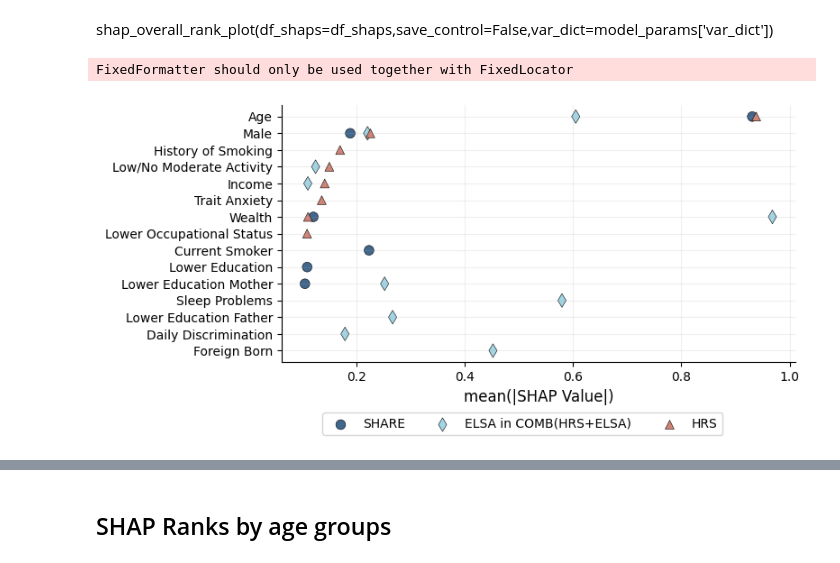
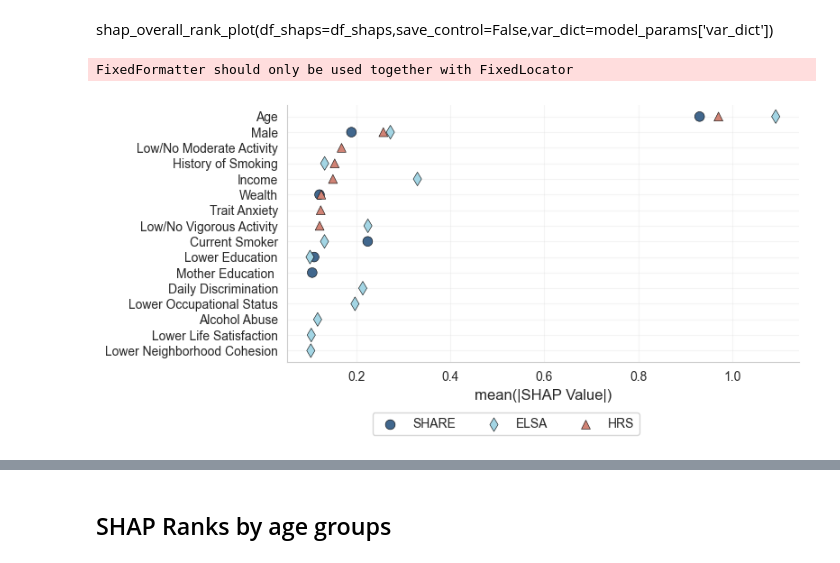
Before and after one commit to vallerrr/Mortality_prediction_cross_countries, a Jupyter notebook: main_new.ipynb, the cells around one changed output, grey strips where cells are left out. Cells and saved outputs as stored; diff of their text form; code cells hidden in the pictures.

```diff
--- a/main_new.ipynb
+++ b/main_new.ipynb
@@ -693,6 +472,7 @@ df_shaps = pd.DataFrame(columns=['var'])
 # fit model
 dataset= 'HRS'
 df = params.data_reader(dataset='HRS',source='us',bio=False)
+model_params['domain_dict']['all'].sort()
 model = Models.Model_fixed_test_size(data=df, model_params=model_params, domain='all', model='lgb',
                                      train_subset_size=1, order=0)
 # print_model_fits(evas=metric(model))
@@ -716,6 +496,7 @@ Shap.shap_rank_bar_plot(shap_values_test=shap_values_test,
 df = params.data_reader(dataset='SHARE',source='us',bio=False)
 domain_name = 'share_all'
 model_params['domain_dict'][domain_name]= list(set(model_params['domain_dict']['all']).intersection(set(df.columns)))
+model_params['domain_dict'][domain_name].sort()
 model = Models.Model_fixed_test_size(data=df, model_params=model_params, domain=domain_name, model='lgb',
                                      train_subset_size=1, order=0)
 shap_values_test,shap_dict = Shap.shap_values_and_dict(model)
@@ -732,6 +513,7 @@ df_shap_all_SHARE = Shap.shap_values_and_dict_all(model)
 df = params.data_reader(dataset='ELSA',source='us',bio=False)
 domain_name = 'elsa_all'
 model_params['domain_dict'][domain_name]= list(set(model_params['domain_dict']['all']).intersection(set(df.columns)))
+model_params['domain_dict'][domain_name].sort()
 model = Models.Model_fixed_test_size(data=df, model_params=model_params, domain=domain_name, model='lgb',train_subset_size=1, order=0)
 shap_values_test,shap_dict = Shap.shap_values_and_dict(model)
 
@@ -757,6 +539,7 @@ df['ZwealthT'].hist(bins=100)
 comb_type = 3
 
 df,model_params['domain_dict'][domain_name] = params.read_merged_data(type=comb_type)
+model_params['domain_dict'][domain_name].sort()
 
 model_params['var_dict']['dataset']='Datasource'
 model = Models.Model_fixed_test_size(data=df, model_params=model_params, domain=domain_name, model='lgb', train_subset_size=1, order=0)
@@ -828,36 +613,36 @@ df_shaps.drop(df_shaps[df_shaps['var']=='dataset'].index,inplace=True)
 shap_overall_rank_plot(df_shaps=df_shaps,save_control=False,var_dict=model_params['var_dict'])
 # %%
 import matplotlib.pyplot as plt
+from pathlib import Path
+
 fontsize_ticks = 12
 fontsize_labels = 12
 linewidth=0.4
 var_dict = model_params['var_dict']
-df_shap_plot= df_shaps[['var','HRS',f'ELSA_in_COMB_{comb_type}','SHARE']].copy()
+df_shap_plot= df_shaps[['var','HRS',f'ELSA','SHARE']].copy()
 df_shap_plot.dropna(thresh=2,inplace=True)
 df_shap_plot.sort_values(by=['HRS'],ascending=[False],inplace=True)
 
 fig,ax = plt.subplots()
 fig.set_figheight(4)
 fig.set_figwidth(8)
 ax.scatter(df_shap_plot['SHARE'], df_shap_plot['var'], label='SHARE',color=colors['blue'],marker='o',s=[60]*len(df_shap_plot['var']),edgecolors='black',linewidth=linewidth)
-ax.scatter(df_shap_plot[f'ELSA_in_COMB_{comb_type}'], df_shap_plot['var'], label='ELSA in COMB(HRS+ELSA)',color=colors['light_blue'],marker='d',s=[60]*len(df_shap_plot['var']),edgecolors='black',linewidth=linewidth)
+ax.scatter(df_shap_plot[f'ELSA'], df_shap_plot['var'], label='ELSA',color=colors['light_blue'],marker='d',s=[60]*len(df_shap_plot['var']),edgecolors='black',linewidth=linewidth)
 ax.scatter(df_shap_plot['HRS'], df_shap_plot['var'], label='HRS',color=colors['red'],marker='^',s=[50]*len(df_shap_plot['var']),edgecolors='black',linewidth=linewidth)
 
-#for var in df_shaps['var']:
-#    ax.axhline(var, alpha=0.2, color='black')
 
 ax.grid(axis='both',alpha=0.2)
 ylabels = [var_dict[y_tick.get_text()] for y_tick in ax.get_yticklabels()]
 ax.set_yticklabels(ylabels)
 ax.spines['top'].set_visible(False)
 ax.spines['right'].set_visible(False)
 ax.set_xlabel('mean(|SHAP Value|)', fontsize=fontsize_labels)
 
-ax.legend(bbox_to_anchor=(0.87, -0.17),ncol=3)
+ax.legend(bbox_to_anchor=(0.7, -0.17),ncol=3)
 plt.gca().invert_yaxis()
 fig.tight_layout()
 del df_shap_plot
-plt.savefig(Path.cwd() / f'graphs/model_outputs/shap_overall_ranks_ELSA_subcomponent.pdf')
+plt.savefig(Path.cwd() / f'graphs/model_outputs/shap_overall_ranks_all.pdf')
 # %% [output]
 FixedFormatter should only be used together with FixedLocator
-[figure, old version]
+[figure, new version]
```
Also changed, not shown: parts of 50 cells of this notebook, 9 other files.
